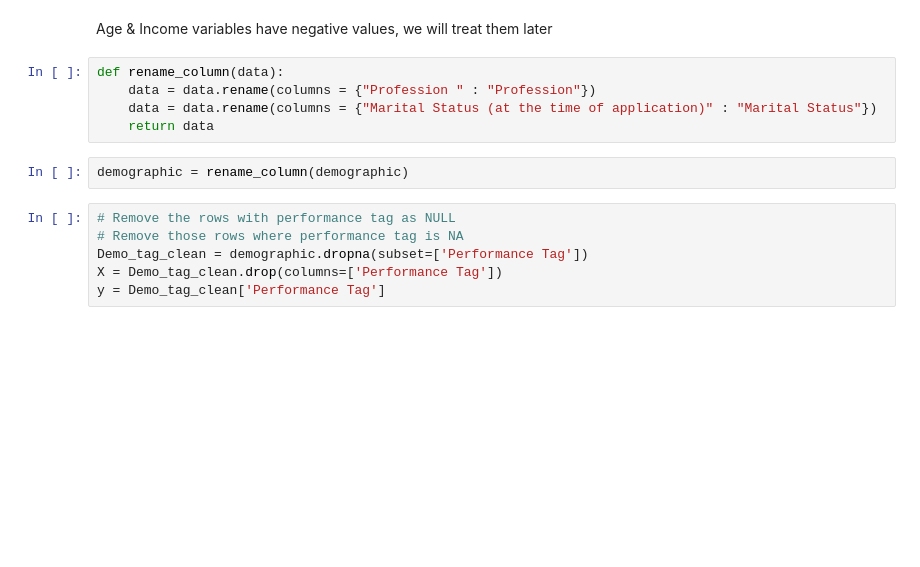
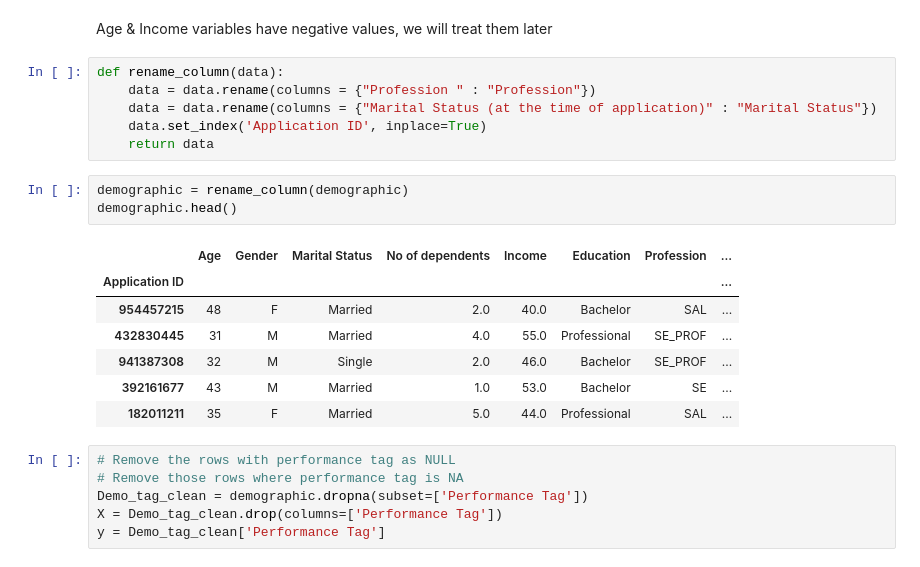
Before and after one commit to SatyamNeelmani/My_Data_Science_Portfolio, a Jupyter notebook: Credit_Card_Defaulter_Prediction/Step 1.2 - Preprocessing & Feature-Engineering.ipynb, the cells around one changed output. Drawn from its saved outputs; the diff is of its cells as text; blank space fills up the shorter version.

```diff
--- a/Credit_Card_Defaulter_Prediction/Step 1.2 - Preprocessing & Feature-Engineering.ipynb
+++ b/Credit_Card_Defaulter_Prediction/Step 1.2 - Preprocessing & Feature-Engineering.ipynb
@@ -49,9 +49,19 @@ Age & Income variables have negative values, we will treat them later
 def rename_column(data):
     data = data.rename(columns = {"Profession " : "Profession"})
     data = data.rename(columns = {"Marital Status (at the time of application)" : "Marital Status"})
+    data.set_index('Application ID', inplace=True)
     return data
 # %%
 demographic = rename_column(demographic)
+demographic.head()
+# %% [output]
+|  | Age | Gender | Marital Status | No of dependents | Income | Education | Profession | ... |
+| Application ID |  |  |  |  |  |  |  | ... |
+| 954457215 | 48 | F | Married | 2.0 | 40.0 | Bachelor | SAL | ... |
+| 432830445 | 31 | M | Married | 4.0 | 55.0 | Professional | SE_PROF | ... |
+| 941387308 | 32 | M | Single | 2.0 | 46.0 | Bachelor | SE_PROF | ... |
+| 392161677 | 43 | M | Married | 1.0 | 53.0 | Bachelor | SE | ... |
+| 182011211 | 35 | F | Married | 5.0 | 44.0 | Professional | SAL | ... |
 # %%
 # Remove the rows with performance tag as NULL
 # Remove those rows where performance tag is NA
```
Also changed, not shown: parts of 9 cells of this notebook.
